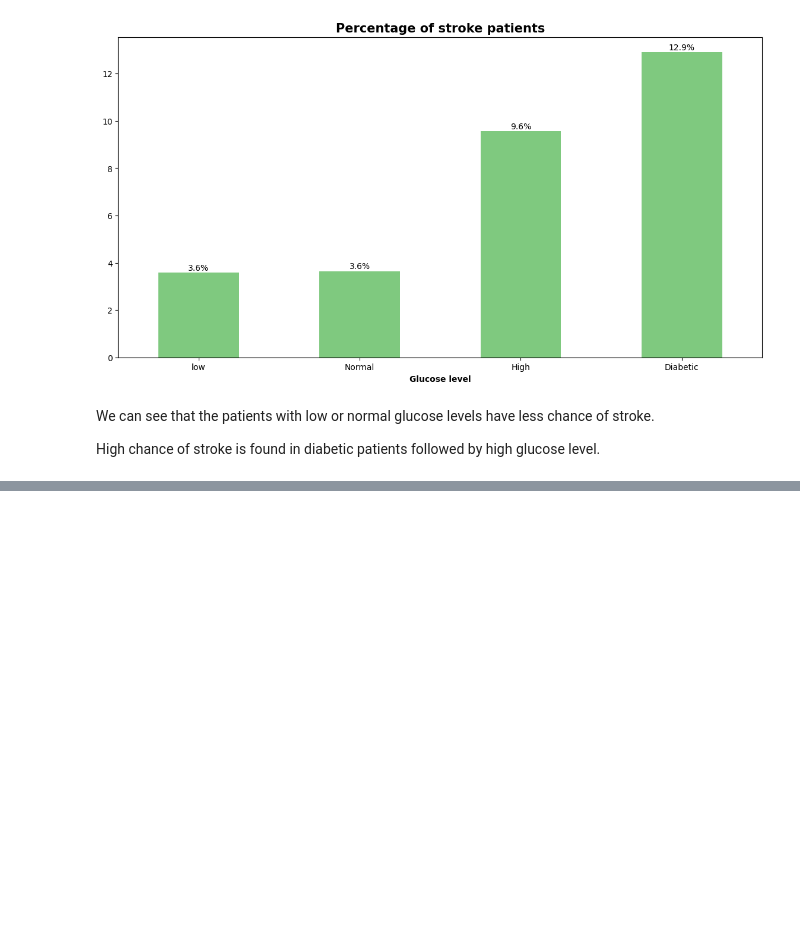
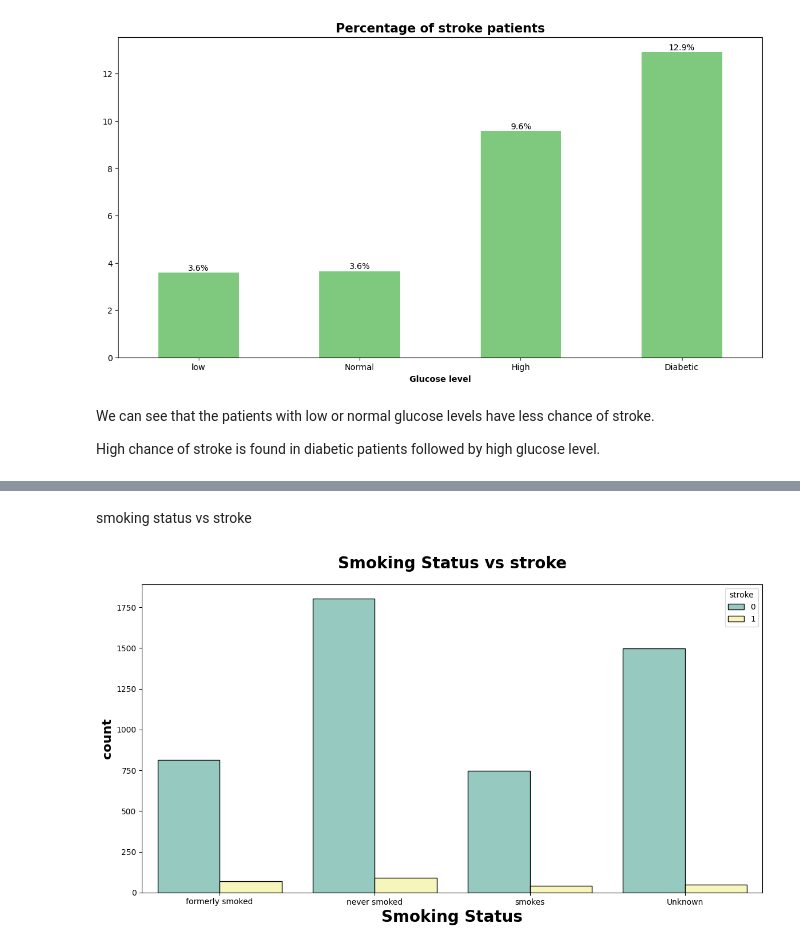
Before and after one commit to shar-jEEl/HeatStroke, a Jupyter notebook: notebook/EDA.ipynb, the cells around one changed output, grey strips where cells are left out. Cells and saved outputs as stored; diff of their text form; code cells hidden in the pictures; blank space fills up the shorter version.

```diff
--- a/notebook/EDA.ipynb
+++ b/notebook/EDA.ipynb
@@ -765,0 +763,11 @@ SyntaxError: invalid syntax (262901217.py, line 1)
+# %% [markdown]
+ smoking status vs stroke
+# %%
+plt.subplots(figsize=(14,7))
+sns.countplot(x="smoking_status",hue='stroke', data=df2,ec = "black",palette="Set3")
+plt.title("Smoking Status vs stroke", weight="bold",fontsize=20, pad=20)
+plt.xlabel("Smoking Status", weight="bold", fontsize=20)
+plt.ylabel("count", weight="bold", fontsize=16)
+plt.show()
+# %% [output]
+[figure, added]
```
Also changed, not shown: parts of 5 cells of this notebook.
